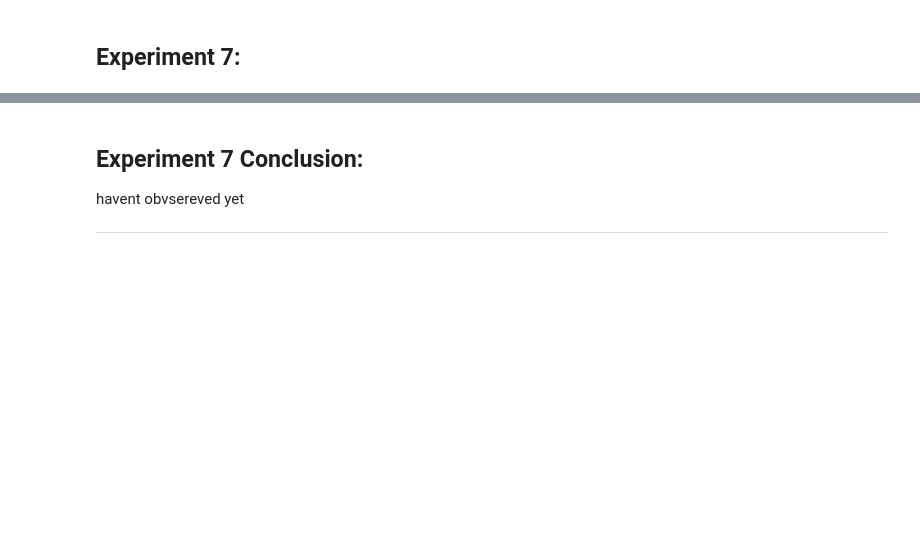
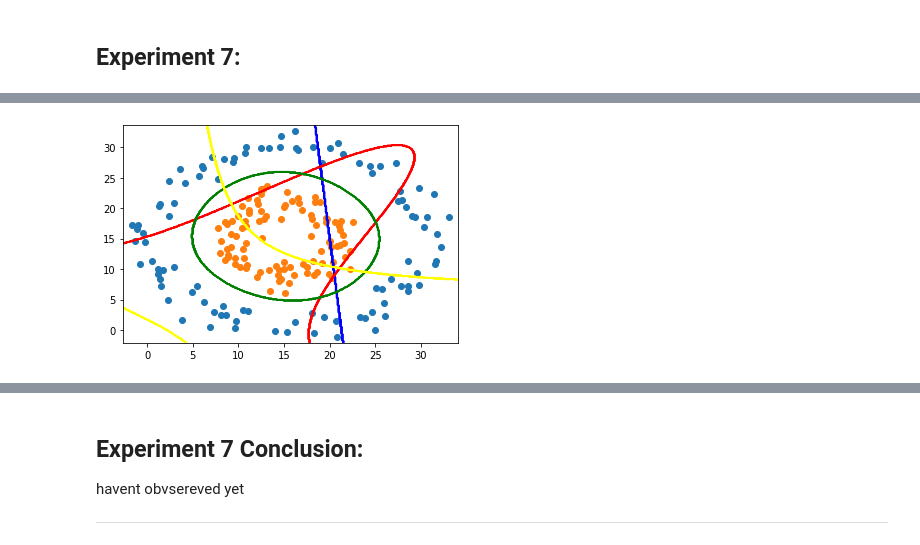
Before and after one commit to connerccook/Classifier-Decision-Boundaries-and-SVM-Kernels, a Jupyter notebook: project4.ipynb, the cells around one changed output, grey strips where cells are left out. Cells and saved outputs as stored; diff of their text form; code cells hidden in the pictures; blank space fills up the shorter version.

```diff
--- a/project4.ipynb
+++ b/project4.ipynb
@@ -327,0 +424,15 @@ havent obvsereved yet
+# %%
+#Draw scatterplot
+df2_zz = df2_grid_svc_lin_pred.reshape(df2_xx.shape)
+plt.contour(df2_xx, df2_yy, df2_zz, colors='blue')
+df2_zz = df2_grid_svc_poly_pred.reshape(df2_xx.shape)
+plt.contour(df2_xx, df2_yy, df2_zz, colors='red')
+df2_zz = df2_grid_svm_rbf_pred.reshape(df2_xx.shape)
+plt.contour(df2_xx, df2_yy, df2_zz, colors='green')
+df2_zz = df2_grid_svm_sigm_pred.reshape(df2_xx.shape)
+plt.contour(df2_xx, df2_yy, df2_zz, colors='yellow')
+for val in range(2):
+    row_ix = np.where(df2_y == val)[0]
+    plt.scatter(df2_x.take(row_ix).x1, df2_x.take(row_ix).x2, cmap='Paired')
+# %% [output]
+[figure, added]
```
Also changed, not shown: parts of 14 cells of this notebook.
